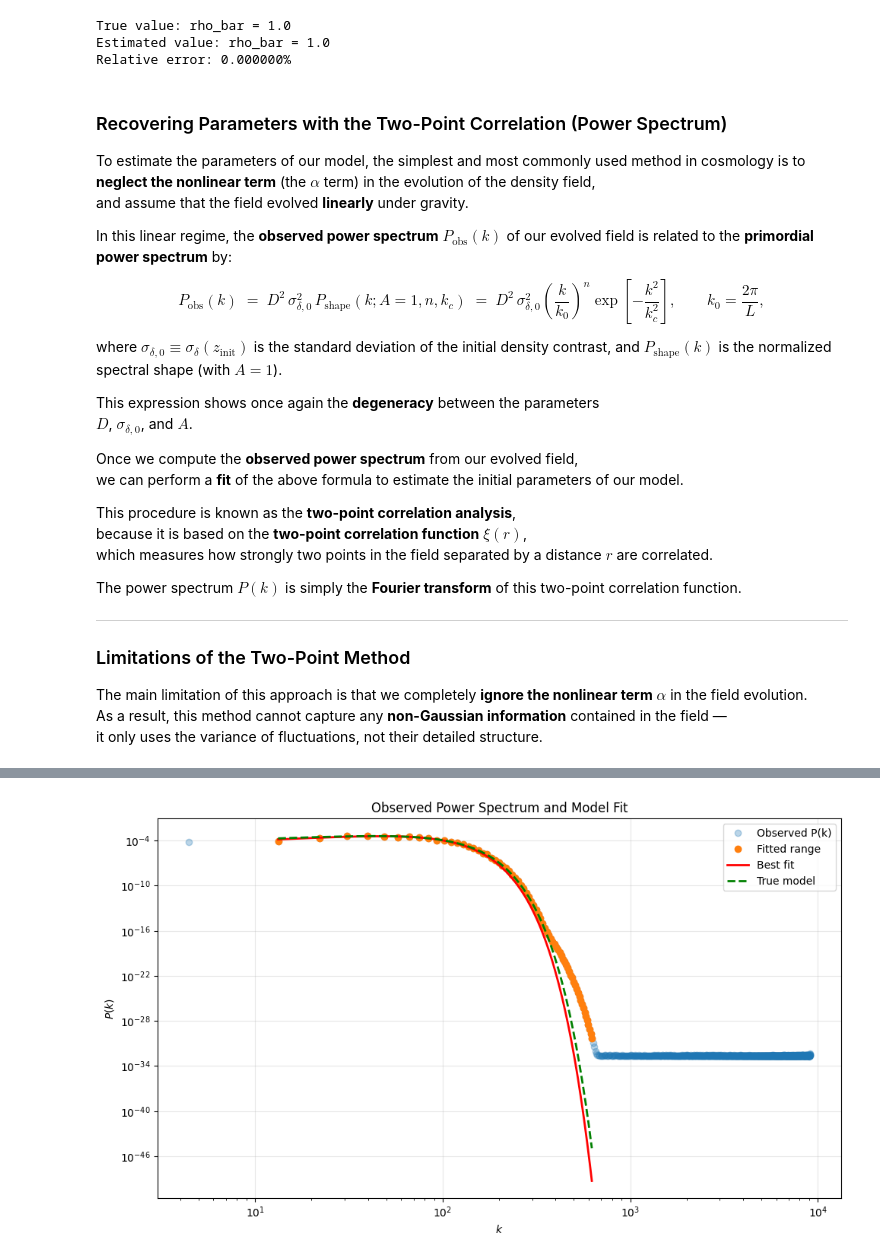
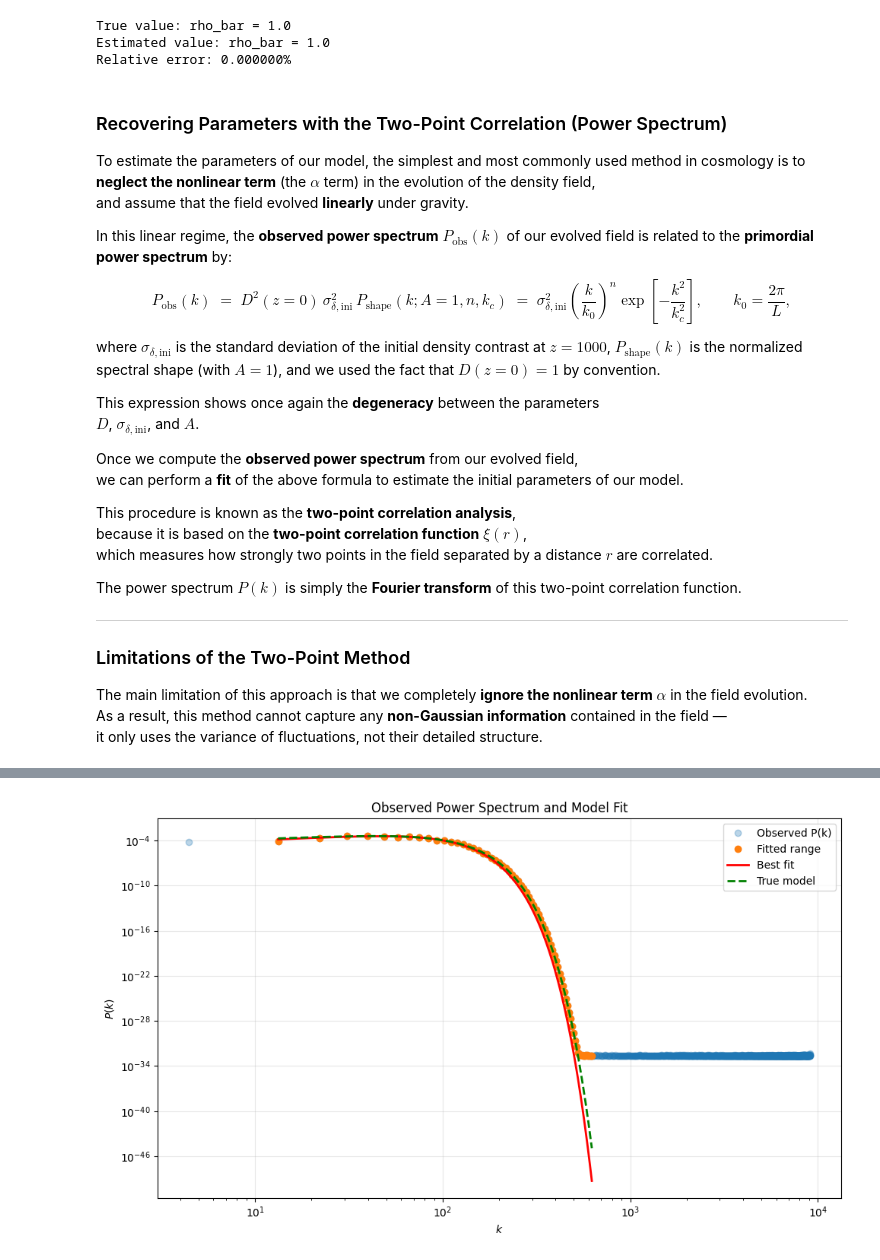
Before and after one commit to Joletaxi19/thesis-desi-cmb-fli, a Jupyter notebook: notebooks/FLI_introduction.ipynb, the cells around one changed output, grey strips where cells are left out. Drawn from its saved outputs; the diff is of its cells as text; code cells hidden in the pictures.

Commit message:
Changement de convention pour le growth factor, alpha et l'indice 0 designe maintenant bien le present

```diff
--- a/notebooks/FLI_introduction.ipynb
+++ b/notebooks/FLI_introduction.ipynb
@@ -259,15 +258,22 @@ $\alpha(z=0) \;\approx\; 10^6$.
 z_initial = 1000
 z_final = 0
 
-# Growth parameters
-D_z0 = 1000.0
-alpha_z0 = 1e6
+# Growth parameters (following standard convention: D(z=0) = 1)
+D_ini = 1.0 / 1001.0  # D(z=1000) ≈ 1/1001
+D_0 = 1.0  # D(z=0) = 1 by convention
+alpha_ini = D_ini**2  # α(z=1000) ≈ 10^-6
+alpha_0 = D_0**2  # α(z=0) = 1
 
 # --- Evolution model ---
-delta_z = D_z0 * delta0 + alpha_z0 * (delta0**2 - (delta0**2).mean())
+# delta(z=0) = D(z=0)/D(z_ini) * delta_ini + [α(z=0) - α(z_ini)·(D(z=0)/D(z_ini))^2] * [delta_ini^2 - <delta_ini^2>]
+# Since D(z=0) = 1 and D(z_ini) ≈ 1/1000, we have D(z=0)/D(z_ini) ≈ 1000
+growth_ratio = D_0 / D_ini
+delta_0 = growth_ratio * delta_ini + (alpha_0 - alpha_ini * growth_ratio**2) * (
+    delta_ini**2 - (delta_ini**2).mean()
+)
 
 # Convert to density
-rho_evolved = rho_bar * (1 + delta_z)
+rho_evolved = rho_bar * (1 + delta_0)
 
 # --- Visualization ---
 # set the same color scale for both plots
@@ -362,17 +368,17 @@ and assume that the field evolved **linearly** under gravity.
 In this linear regime, the **observed power spectrum** $P_\text{obs}(k)$ of our evolved field is related to the **primordial power spectrum** by:
 
 $$
-P_\text{obs}(k) \;=\; D^2 \, \sigma^2_{\delta,0} \, P_\text{shape}(k; A=1, n, k_c)
-\;=\; D^2 \, \sigma^2_{\delta,0}
+P_\text{obs}(k) \;=\; D^2(z=0) \, \sigma^2_{\delta,\text{ini}} \, P_\text{shape}(k; A=1, n, k_c)
+\;=\; \sigma^2_{\delta,\text{ini}}
 \left(\frac{k}{k_0}\right)^{n}
 \exp\!\left[-\frac{k^2}{k_c^2}\right],
 \qquad k_0 = \frac{2\pi}{L},
 $$
 
-where $\sigma_{\delta,0} \equiv \sigma_\delta(z_\text{init})$ is the standard deviation of the initial density contrast, and $P_\text{shape}(k)$ is the normalized spectral shape (with $A=1$).
+where $\sigma_{\delta,\text{ini}}$ is the standard deviation of the initial density contrast at $z=1000$, $P_\text{shape}(k)$ is the normalized spectral shape (with $A=1$), and we used the fact that $D(z=0) = 1$ by convention.
 
 This expression shows once again the **degeneracy** between the parameters
-$D$, $\sigma_{\delta,0}$, and $A$.
+$D$, $\sigma_{\delta,\text{ini}}$, and $A$.
 
 Once we compute the **observed power spectrum** from our evolved field,
 we can perform a **fit** of the above formula to estimate the initial parameters of our model.
@@ -424,8 +430,8 @@ P_obs_1d = P_obs_1d[valid]
 
 
 def P_model(k, sigma_sq, n_fit, kc_fit):
-    """Model: P(k) = (D·σ_δ)^2 * P_shape(k; n, k_c)
-    where sigma_sq = D^2 * sigma_delta^2
+    """Model: P(k) = (D·σ_δ,ini)^2 * P_shape(k; n, k_c)
+    where sigma_sq = D^2(z=0) * sigma_delta_ini^2 = sigma_delta_ini^2 (since D(z=0)=1)
     """
     with np.errstate(divide="ignore", invalid="ignore"):
         result = sigma_sq * np.where(k > 0, (k / k0) ** n_fit, 0.0) * np.exp(-(k**2) / kc_fit**2)
@@ -437,32 +443,33 @@ fit_mask = (k_centers > k0) & (k_centers < 10 * k_c)
 k_fit = k_centers[fit_mask]
 P_fit = P_obs_1d[fit_mask]
 
-# Initial guess: sigma_sq = (D·σ_δ,0)^2, n, k_c
-p0 = [(D_z0 * sigma_delta0) ** 2, n, k_c]
+# Initial guess: sigma_sq = (D·σ_δ,ini)^2 = sigma_delta_ini^2 (since D(z=0)=1), n, k_c
+# Note: the actual observed amplitude will be (D_0/D_ini)^2 * sigma_delta_ini^2 ≈ 10^6 * sigma_delta_ini^2
+p0 = [(growth_ratio * sigma_delta_ini) ** 2, n, k_c]
 
 try:
     popt, pcov = curve_fit(P_model, k_fit, P_fit, p0=p0, maxfev=10000)
     sigma_sq_fitted, n_fitted, kc_fitted = popt
 
     # Extract individual parameters
-    # sigma_sq_fitted = D^2 * sigma_delta^2
-    # Assuming D = D_z0 = 1000, we can extract sigma_delta
-    sigma_fitted = np.sqrt(sigma_sq_fitted) / D_z0
+    # sigma_sq_fitted = (D_0/D_ini)^2 * sigma_delta_ini^2
+    # With D_0 = 1 and D_ini ≈ 1/1000, we have D_0/D_ini ≈ 1000
+    sigma_fitted = np.sqrt(sigma_sq_fitted) / growth_ratio
 
     print("=" * 60)
     print("Two-Point Correlation Function Method Results")
     print("=" * 60)
     print("\nTrue values:")
-    print(f"  sigma_delta = {sigma_delta0:.2e}")
-    print(f"  n         = {n}")
-    print(f"  k_c       = {k_c:.4f}")
+    print(f"  sigma_delta_ini = {sigma_delta_ini:.2e}")
+    print(f"  n               = {n}")
+    print(f"  k_c             = {k_c:.4f}")
     print("\nFitted values:")
     print(
-        f"  sigma_delta = {sigma_fitted:.2e}  (relative error: {abs(sigma_fitted - sigma_delta0) / sigma_delta0 * 100:.2f}%)"
+        f"  sigma_delta_ini = {sigma_fitted:.2e}  (relative error: {abs(sigma_fitted - sigma_delta_ini) / sigma_delta_ini * 100:.2f}%)"
     )
-    print(f"  n         = {n_fitted:.4f}  (absolute error: {abs(n_fitted - n):.4f})")
+    print(f"  n               = {n_fitted:.4f}  (absolute error: {abs(n_fitted - n):.4f})")
     print(
-        f"  k_c       = {kc_fitted:.4f}  (relative error: {abs(kc_fitted - k_c) / k_c * 100:.2f}%)"
+        f"  k_c             = {kc_fitted:.4f}  (relative error: {abs(kc_fitted - k_c) / k_c * 100:.2f}%)"
     )
     print("=" * 60)
 
@@ -474,7 +481,7 @@ try:
     plt.loglog(k_smooth, P_model(k_smooth, *popt), "r-", lw=2, label="Best fit")
     plt.loglog(
         k_smooth,
-        P_model(k_smooth, (D_z0 * sigma_delta0) ** 2, n, k_c),
+        P_model(k_smooth, (growth_ratio * sigma_delta_ini) ** 2, n, k_c),
         "g--",
         lw=2,
         label="True model",
@@ -507,5 +514,5 @@ Fitted values:
 ============================================================
-[figure, old version]
+[figure, new version]
 # %% [markdown]
 ---
 
```
Also changed, not shown: parts of 5 cells of this notebook.
